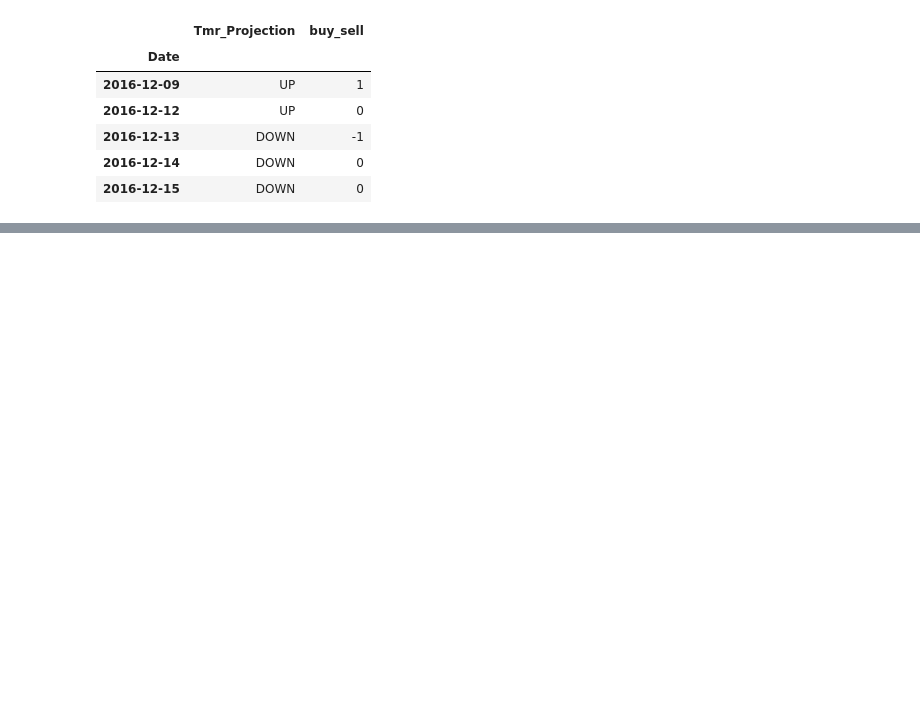
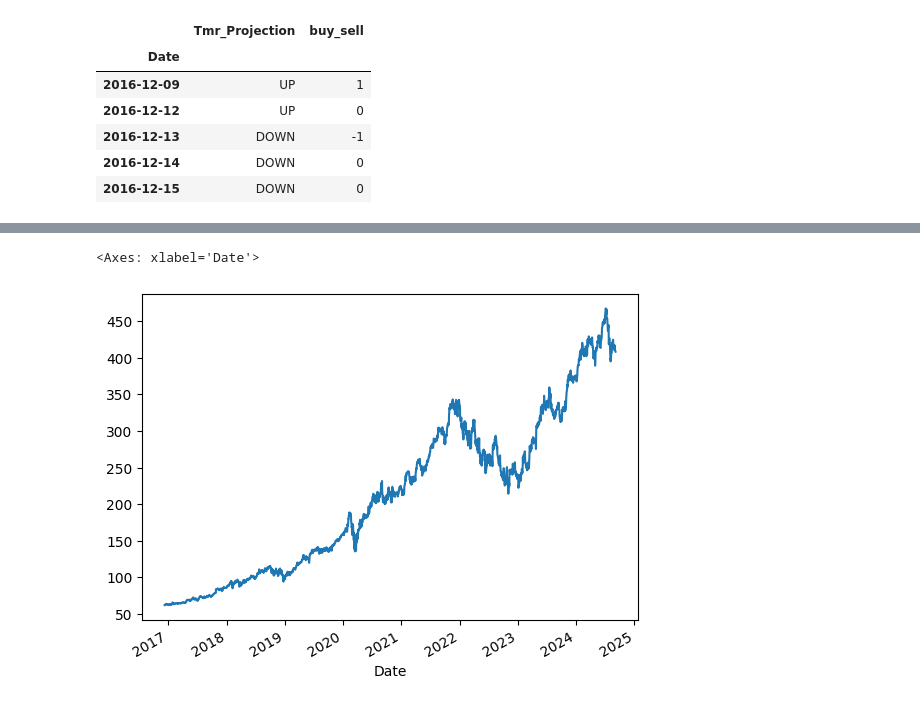
Before and after one commit to Bavenraj/Python_For_Trading, a Jupyter notebook: backtesting.ipynb, the cells around one changed output, grey strips where cells are left out. Cells and saved outputs as stored; diff of their text form; code cells hidden in the pictures; blank space fills up the shorter version.

```diff
--- a/backtesting.ipynb
+++ b/backtesting.ipynb
@@ -138,0 +141,5 @@ dtype: object
+# %%
+df.Close.plot()
+# %% [output]
+<Axes: xlabel='Date'>
+[figure, added]
```
Also changed, not shown: parts of 1 cell of this notebook, 3 other files.
